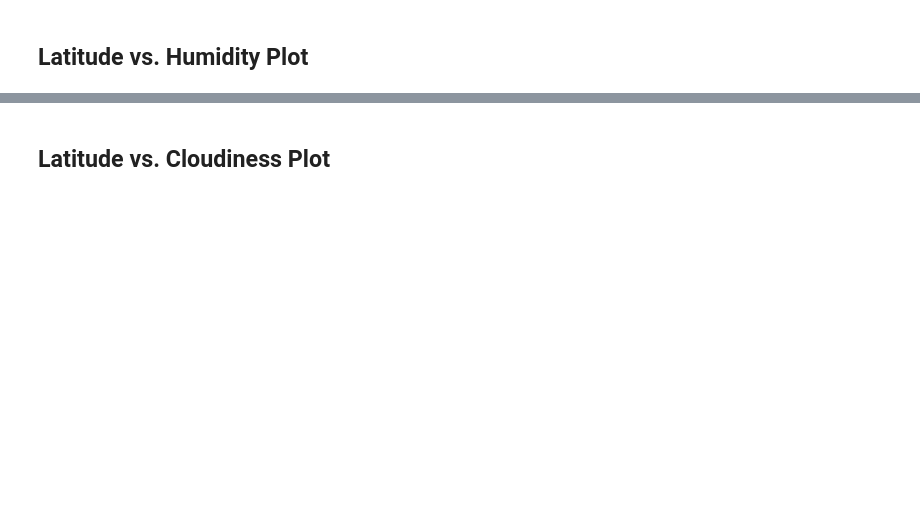
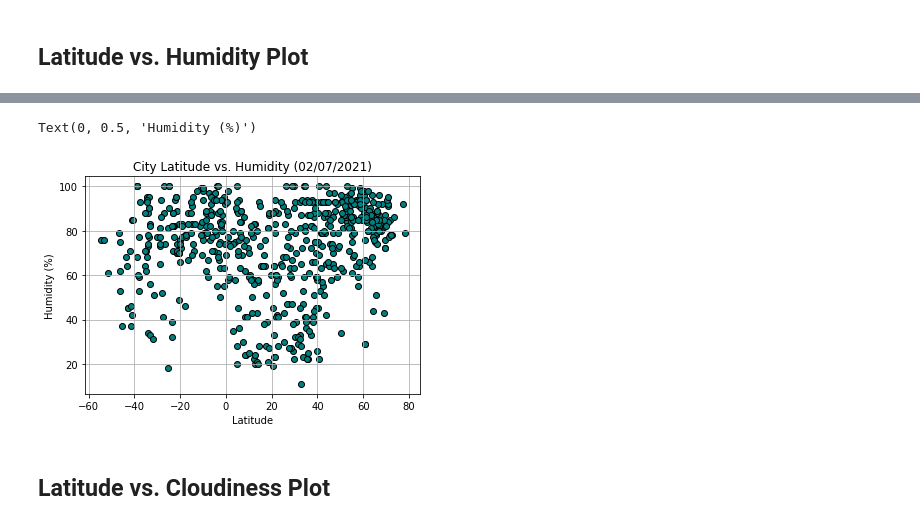
Before and after one commit to mchua004/python-api-challenge, a Jupyter notebook: WeatherPy/WeatherPy.ipynb, the cells around one changed output, grey strips where cells are left out. Drawn from its saved outputs; the diff is of its cells as text; code cells hidden in the pictures; blank space fills up the shorter version.

```diff
--- a/WeatherPy/WeatherPy.ipynb
+++ b/WeatherPy/WeatherPy.ipynb
@@ -259,2 +267,16 @@ Int64Index([], dtype='int64')
+# %%
+# Generate a scatter plot of Latitude vs. Temperature for cities in dataframe
+lat_humidity = city_weather_df[["Lat", "Humidity"]]
+
+plt.scatter(lat_humidity ["Lat"], lat_humidity["Humidity"],
+            marker="o", facecolors="teal", edgecolors="black")
+plt.grid(True)
+
+plt.title("City Latitude vs. Humidity (02/07/2021)")
+plt.xlabel("Latitude")
+plt.ylabel("Humidity (%)")
+# %% [output]
+Text(0, 0.5, 'Humidity (%)')
+[figure, added]
 # %% [markdown]
 ## Latitude vs. Cloudiness Plot
```
Also changed, not shown: parts of 23 cells of this notebook.
